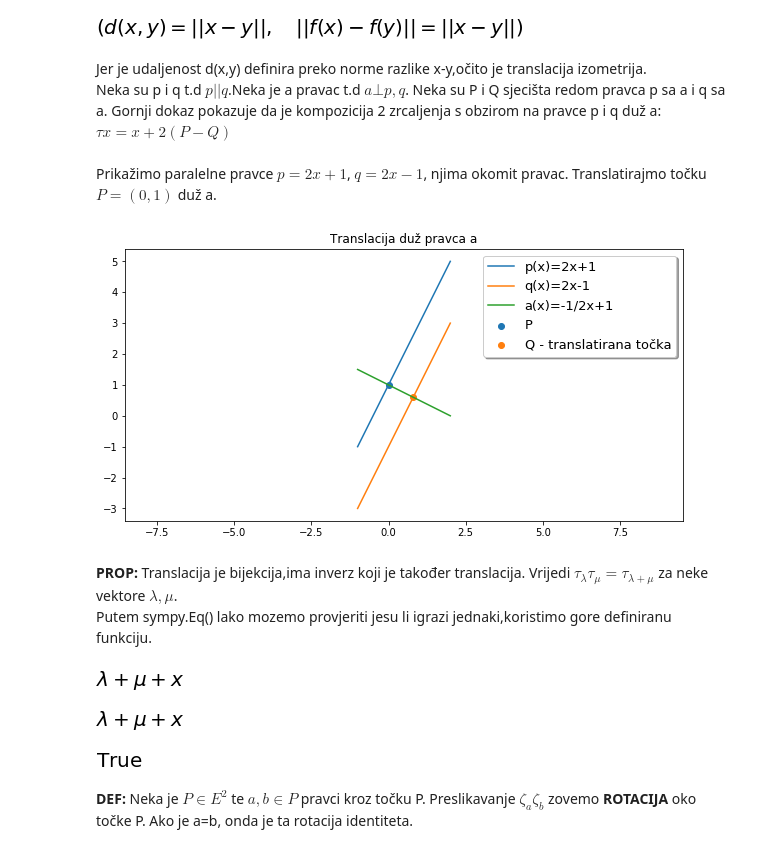
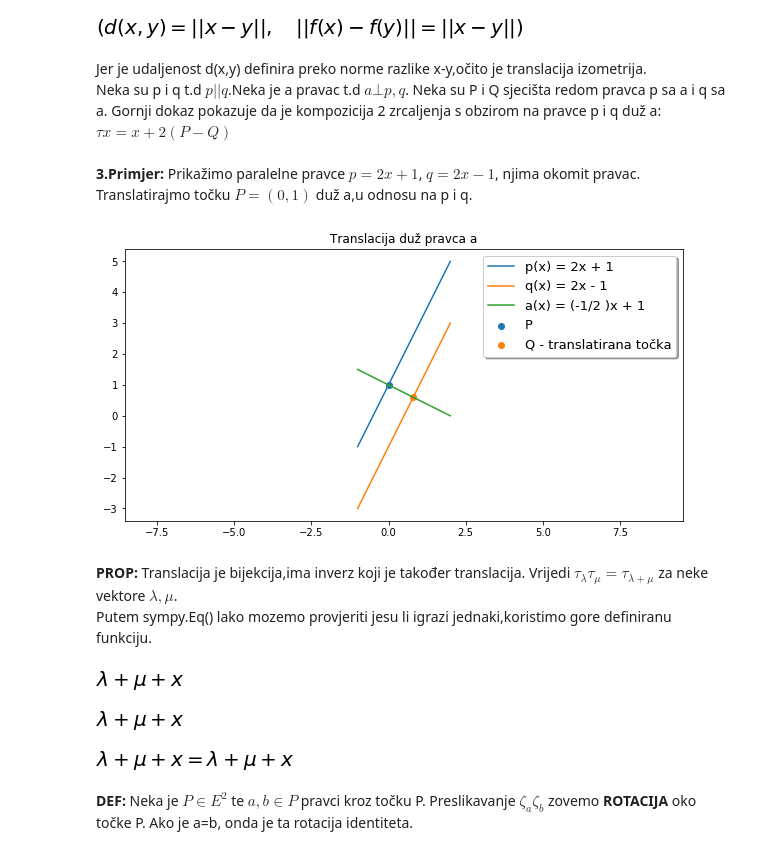
Before and after one commit to Tatjana-pmf/matematicki_-softver_dz, a Jupyter notebook: 1.dz.matsoft.ipynb, the cells around one changed output. Drawn from its saved outputs; the diff is of its cells as text; code cells hidden in the pictures.

```diff
--- a/1.dz.matsoft.ipynb
+++ b/1.dz.matsoft.ipynb
@@ -169,22 +180,20 @@ $\zeta_p\zeta_q x = \zeta_q x-2 {\langle \zeta_q x-P,n\rangle}n = x-2{\langle x-
 <br>
 Pokažimo da je takva translacija izometrija.
 # %%
-import sympy
+import sympy as sp
 import IPython as ip
-sympy.init_printing()
-x=sympy.Symbol('x')
-y=sympy.Symbol('y')
-v=sympy.Symbol('v')
-norm1=sympy.Symbol('||x-y||')
-norm2=sympy.Symbol('||f(x)-f(y)||')
-udaljenost =sympy.Symbol('d(x,y)')
+sp.init_printing()
+x, y, v = sp.symbols('x y v')
+norm1 = sp.symbols('||x-y||')
+norm2 = sp.symbols('||f(x)-f(y)||')
+udaljenost = sp.Symbol('d(x,y)')
 def translacija (v):
     def f (x):
         return x + v
     return f
-f=translacija(v)
-solve=sympy.cancel(f(x)-f(y))
-sympy.Eq(udaljenost,norm1), sympy.Eq(norm2,norm1)
+f = translacija(v)
+solve = sp.cancel(f(x)- f(y))
+sp.Eq(udaljenost, norm1), sp.Eq(norm2, norm1)
 #sympy.Eq(x-y,f(x)-(y))
 #sympy.init_printing(use_latex='mathjax')
 #display(ip.display.Latex("||x-y||="))
@@ -198,54 +207,48 @@ Neka su p i q t.d $p|| q$.Neka je a pravac t.d $ a \bot p,q$.
 Neka su P i Q sjecišta redom pravca p sa a i q sa a.
 Gornji dokaz pokazuje da je kompozicija 2 zrcaljenja s obzirom na pravce p i q duž a: $\tau x=x+2(P-Q)$ <br>
 <br>
-Prikažimo paralelne pravce $p=2x+1$,  $q=2x-1$, njima okomit pravac. Translatirajmo točku$ P=(0,1)$ duž a.
+**3.Primjer:** Prikažimo paralelne pravce $p=2x+1$,  $q=2x-1$, njima okomit pravac. Translatirajmo točku  $P=(0,1)$ duž a,u odnosu na p i q.
 # %%
 from fractions import Fraction as frac
-x=np.linspace(-1,2)
-p=line(2,1)
-q=line(2,-1)
-a=line(-1/2,1)
-P=Point(0,1)
-Q=Point(frac(4,5),frac(3,5))
-#plt.plot(x,p(x))
-#plt.plot(x,q(x))
-#plt.plot(x,a(x))
-#plt.axis('equal')
-#P.plot_point()
-#Q.plot_point()
-#plt.show()
+x = np.linspace(-1,2)
+p = line(2,1)
+q = line(2,-1)
+a = line(-1/2,1)
+P = Point(0,1)
+#Točka presjeka pravca q i pravca n : p(x)=n(x),iz čega slijedi x=4/5,tada je y=3/5
+Q = Point(frac(4,5),frac(3,5))
 
 fig = plt.figure(figsize=(10,5))
 ax = fig.add_subplot(111)
-plt.plot(x, p(x),label='p(x)=2x+1')
-plt.plot(x, q(x),label='q(x)=2x-1')
-plt.plot(x, a(x),label='a(x)=-1/2x+1')
-ax.scatter(P.x,P.y,label='P')
-ax.scatter(Q.x,Q.y,label='Q - translatirana točka')
-ax.legend(loc='best',fontsize=13,shadow=True)
+plt.plot(x, p(x), label ='p(x) = 2x + 1')
+plt.plot(x, q(x), label ='q(x) = 2x - 1')
+plt.plot(x, a(x), label ='a(x) = (-1/2 )x + 1')
+ax.scatter(P.x, P.y, label='P')
+ax.scatter(Q.x, Q.y,label='Q - translatirana točka')
+ax.legend(loc='best', fontsize=13, shadow=True)
 plt.axis('equal')
 plt.title('Translacija duž pravca a')
 plt.show()
 # %% [output]
-[figure, old version]
+[figure, new version]
 # %% [markdown]
 **PROP:** Translacija je bijekcija,ima inverz koji je također translacija. Vrijedi $\tau_\lambda \tau_\mu=\tau_{\lambda+\mu} $ za neke vektore $\lambda, \mu $.<br>
 Putem sympy.Eq() lako mozemo provjeriti jesu li igrazi jednaki,koristimo gore definiranu funkciju.
 # %%
-x=sympy.Symbol('x')
-l=sympy.Symbol(r"\lambda")
-m=sympy.Symbol(r"\mu")
+x = sp.Symbol('x')
+l = sp.Symbol(r"\lambda")
+m = sp.Symbol(r"\mu")
 
-tl=translacija(l)
-tm=translacija(m)
-tlm=translacija(l+m)
+tl = translacija(l)
+tm = translacija(m)
+tlm = translacija(l+m)
 display(tlm(x))
 display(tl(tm(x)))
-sympy.Eq(tlm(x),tl(tm(x)))
+sp.Eq(tlm(x), tl(tm(x)), evaluate=False)
 # %% [output]
 [figure]
 [figure]
-[figure, old version]
+[figure, new version]
 # %% [markdown]
 **DEF:** Neka je $P \in E^2$ te $a,b \in P$ pravci kroz točku P. Preslikavanje $\zeta_a\zeta_b$ zovemo **ROTACIJA** oko točke P. Ako je a=b, onda je ta rotacija identiteta.<br>
 # %%
```
Also changed, not shown: parts of 43 cells of this notebook.
